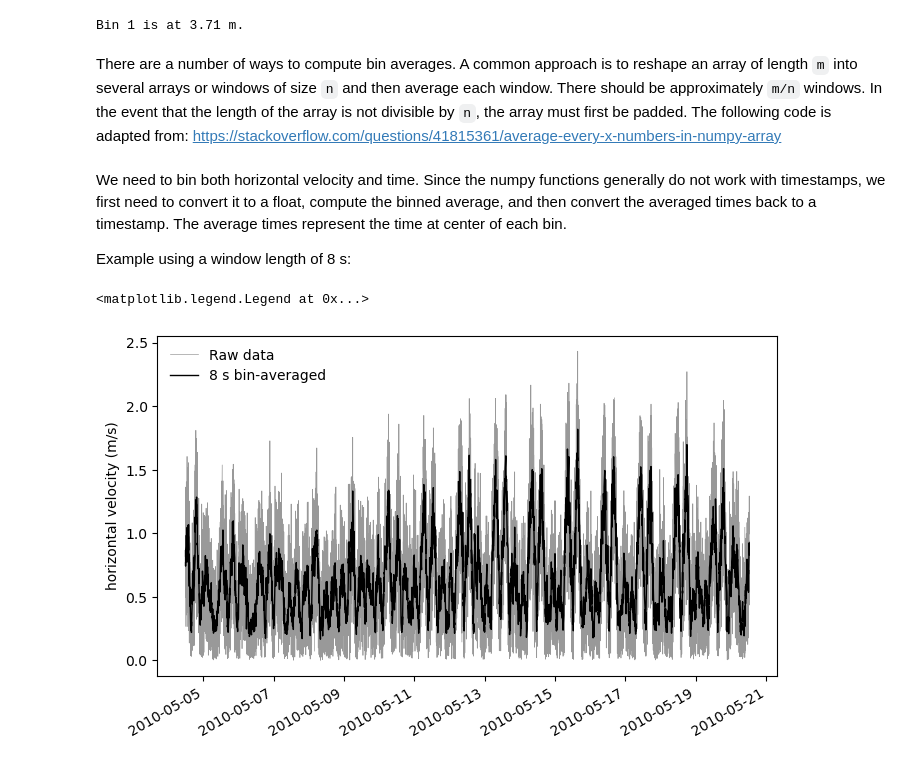
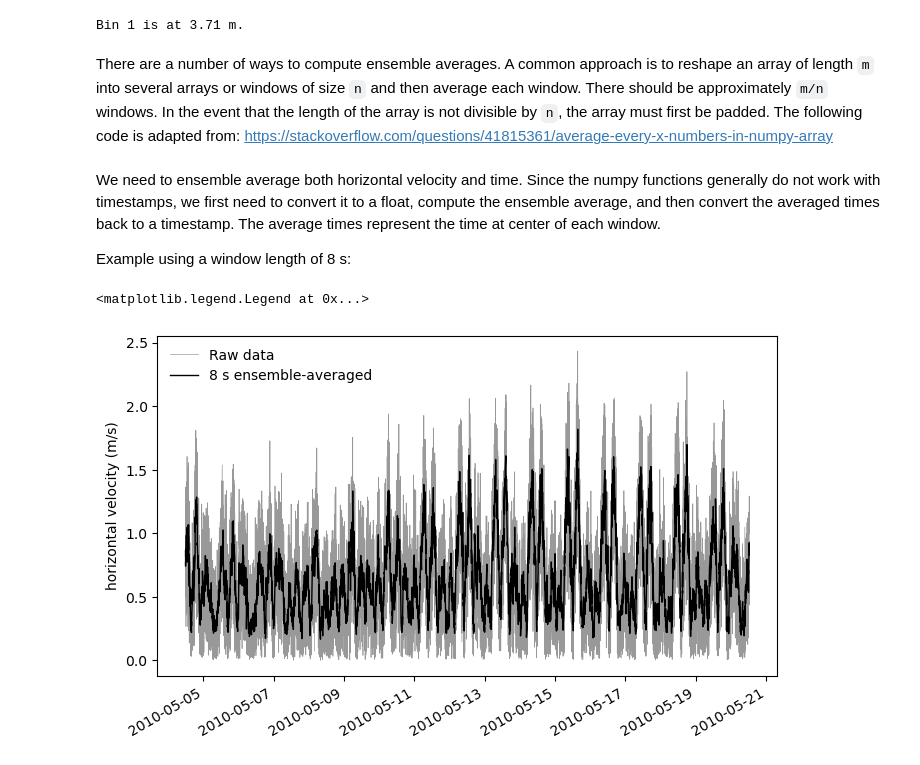
Before and after one commit to SASlabgroup/CEWA590-starter-codes, a Jupyter notebook: adcp/adcp_starter_code.ipynb, the cells around one changed output. Cells and saved outputs as stored; diff of their text form; code cells hidden in the pictures.

Commit message:
rename time bin to ensemble

```diff
--- a/adcp/adcp_starter_code.ipynb
+++ b/adcp/adcp_starter_code.ipynb
@@ -85,22 +85,22 @@ Select a single depth bin to compute a binned average in time.
 # %%
 bin_number = 1
-horizontal_vel_bin = adcp_data['horizontalvel'].isel(z=bin_number)
+horizontal_vel_single_bin = adcp_data['horizontalvel'].isel(z=bin_number)
 
-print(f'Bin {bin_number} is at {horizontal_vel_bin['z'].values.round(3)} m.')
+print(f'Bin {bin_number} is at {horizontal_vel_single_bin['z'].values.round(3)} m.')
 # %% [output]
 Bin 1 is at 3.71 m.
 # %% [markdown]
-There are a number of ways to compute bin averages.  A common approach is to reshape an array of length `m` into several arrays or windows of size `n` and then average each window.  There should be approximately `m/n` windows.  In the event that the length of the array is not divisible by `n`, the array must first be padded.  The following code is adapted from:
+There are a number of ways to compute ensemble averages.  A common approach is to reshape an array of length `m` into several arrays or windows of size `n` and then average each window.  There should be approximately `m/n` windows.  In the event that the length of the array is not divisible by `n`, the array must first be padded.  The following code is adapted from:
 https://stackoverflow.com/questions/41815361/average-every-x-numbers-in-numpy-array
 # %%
-def binned_average(arr, n):
+def ensemble_average(arr, n):
     """ Bin an array into windows of size `n` and average each window. """
     # pad array to a multiple of `n` using nan
     xp = np.r_[arr, np.nan + np.zeros((-len(arr) % n,))]
     # reshape into `n` rows (each window) and average across windows
     return np.nanmean(xp.reshape(-1, n), axis=-1)
 # %% [markdown]
-We need to bin both horizontal velocity and time.  Since the numpy functions generally do not work with timestamps, we first need to convert it to a float, compute the binned average, and then convert the averaged times back to a timestamp.  The average times represent the time at center of each bin.
+We need to ensemble average both horizontal velocity and time.  Since the numpy functions generally do not work with timestamps, we first need to convert it to a float, compute the ensemble average, and then convert the averaged times back to a timestamp.  The average times represent the time at center of each window.
 
 Example using a window length of 8 s:
 # %%
@@ -108,29 +108,29 @@ sampling_frequency = 2  # Hz (samples/s)
 window_length = 8  # s
 n = sampling_frequency * window_length  # number of samples in each window
 
-horizontal_vel_bin_averaged = binned_average(horizontal_vel_bin, n)
-time_averaged = binned_average(pd.to_numeric(adcp_data['time'].values), n)
+horizontal_vel_single_bin_averaged = ensemble_average(horizontal_vel_single_bin, n)
+time_averaged = ensemble_average(pd.to_numeric(adcp_data['time'].values), n)
 time_averaged = pd.to_datetime(time_averaged)
 # %%
 fig, ax = plt.subplots(1, 1, figsize=(8, 5))
 ax.plot(
     adcp_data['time'],
-    horizontal_vel_bin,
+    horizontal_vel_single_bin,
     color='k',
     label='Raw data',
     alpha=0.4,
     linewidth=0.5
 )
 ax.plot(
     time_averaged,
-    horizontal_vel_bin_averaged,
+    horizontal_vel_single_bin_averaged,
     color='k',
-    label=f'{window_length} s bin-averaged',
+    label=f'{window_length} s ensemble-averaged',
     linewidth=1
 )
 ax.set_ylabel('horizontal velocity (m/s)')
 fig.autofmt_xdate()
 ax.legend(frameon=False)
 # %% [output]
 <matplotlib.legend.Legend at 0x...>
-[figure, old version]
+[figure, new version]
```
Also changed, not shown: parts of 1 cell of this notebook.
